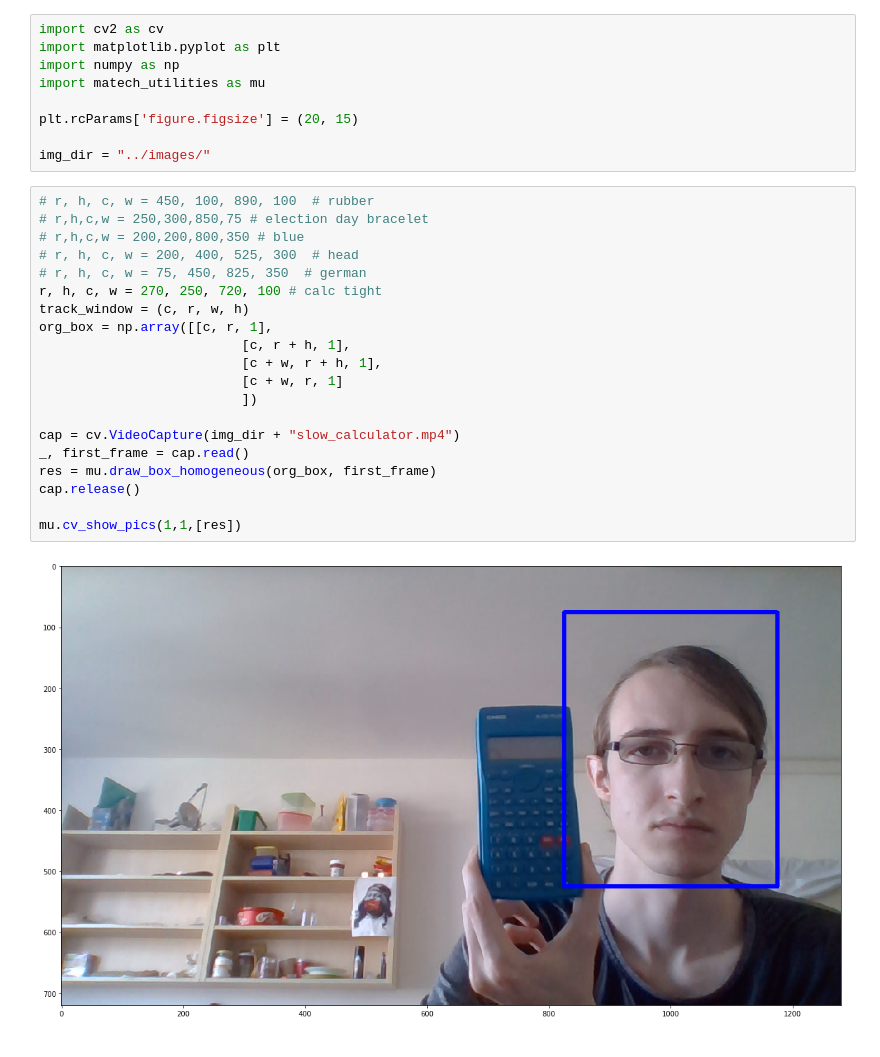
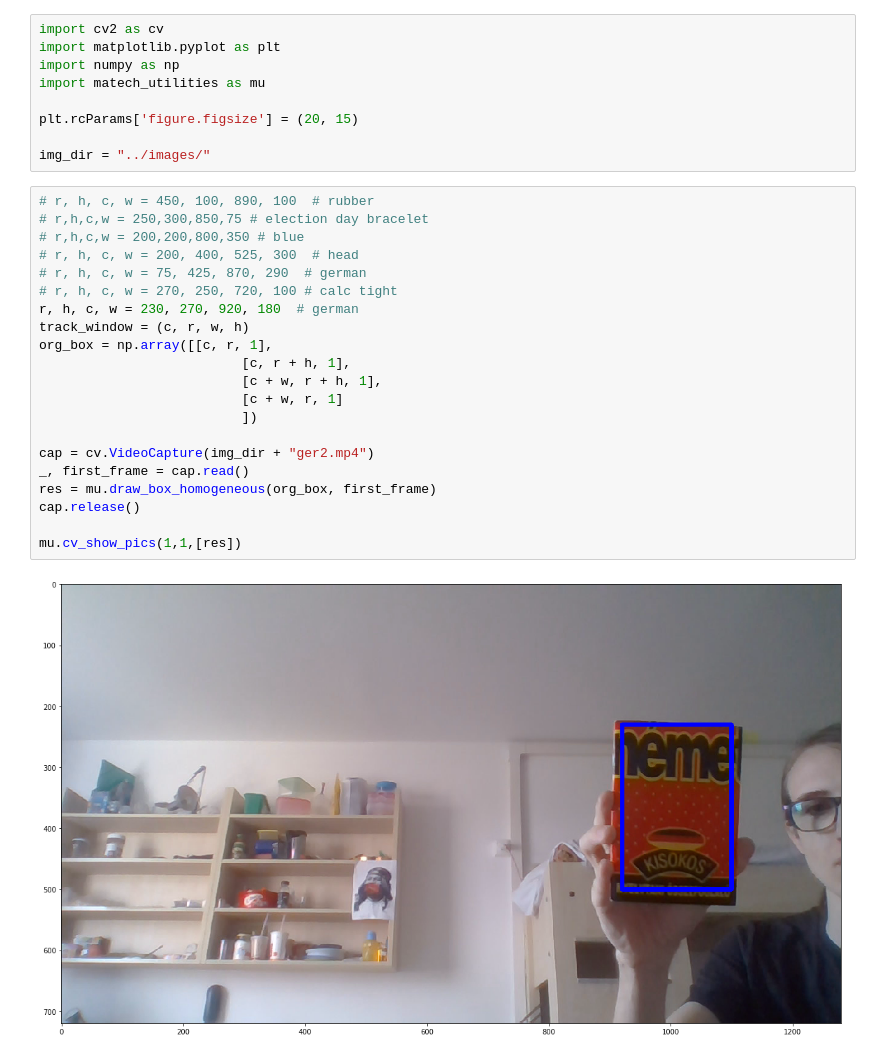
Before and after one commit to matech96/computer_vision, a Jupyter notebook: python/calibrate_tracking_window.ipynb, the cells around one changed output. Cells and saved outputs as stored; diff of their text form.

```diff
--- a/python/calibrate_tracking_window.ipynb
+++ b/python/calibrate_tracking_window.ipynb
@@ -10,22 +10,23 @@ img_dir = "../images/"
 # %%
 # r, h, c, w = 450, 100, 890, 100  # rubber
 # r,h,c,w = 250,300,850,75 # election day bracelet
 # r,h,c,w = 200,200,800,350 # blue
 # r, h, c, w = 200, 400, 525, 300  # head
-# r, h, c, w = 75, 450, 825, 350  # german
-r, h, c, w = 270, 250, 720, 100 # calc tight
+# r, h, c, w = 75, 425, 870, 290  # german
+# r, h, c, w = 270, 250, 720, 100 # calc tight
+r, h, c, w = 230, 270, 920, 180  # german
 track_window = (c, r, w, h)
 org_box = np.array([[c, r, 1],
                           [c, r + h, 1],
                           [c + w, r + h, 1],
                           [c + w, r, 1]
                           ])
 
-cap = cv.VideoCapture(img_dir + "slow_calculator.mp4")
+cap = cv.VideoCapture(img_dir + "ger2.mp4")
 _, first_frame = cap.read()
 res = mu.draw_box_homogeneous(org_box, first_frame)
 cap.release()
 
 mu.cv_show_pics(1,1,[res])
 # %% [output]
-[figure, old version]
+[figure, new version]
```
Also changed, not shown: parts of 1 cell of this notebook, 4 other files.
